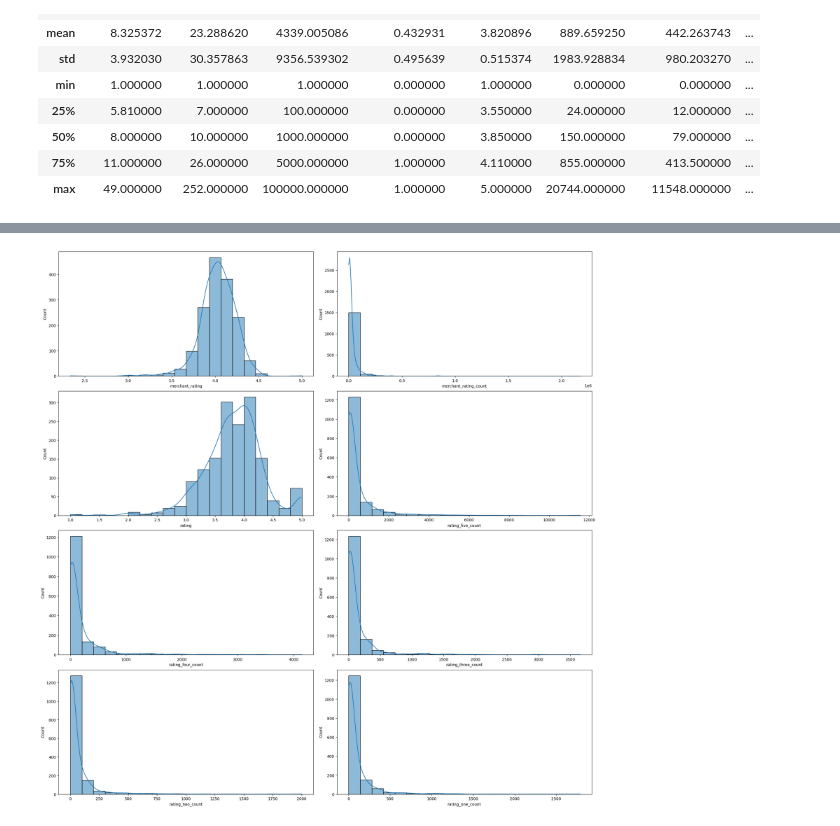
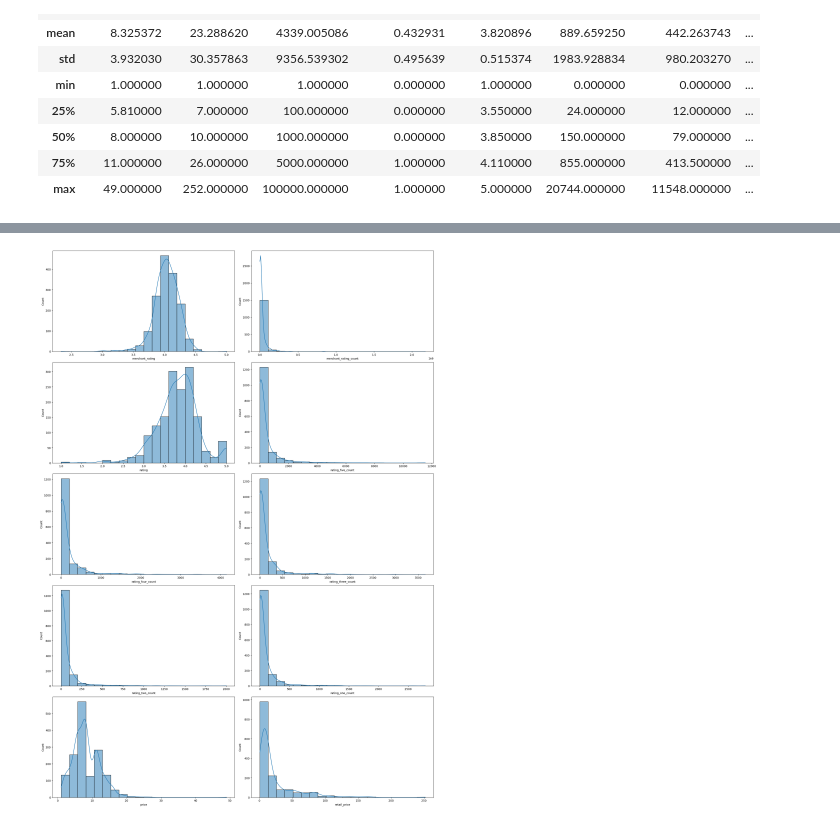
Before and after one commit to MilicaRangelov/Masinsko_ucenje, a Jupyter notebook: drugi_projekat/summer_clothes_notebook.ipynb, the cells around one changed output, grey strips where cells are left out. Cells and saved outputs as stored; diff of their text form; code cells hidden in the pictures.

```diff
--- a/drugi_projekat/summer_clothes_notebook.ipynb
+++ b/drugi_projekat/summer_clothes_notebook.ipynb
@@ -106,7 +95,8 @@ dtype: int64
 # %%
 # drop url columns
 df.drop(columns=['title', 'title_orig', 'merchant_title', 'merchant_name', 'merchant_info_subtitle',
-        'merchant_profile_picture', 'product_url', 'product_picture', 'product_id', 'theme', 'crawl_month', 'currency_buyer'], axis=0, inplace=True)
+        'merchant_profile_picture', 'product_url', 'product_picture', 'product_id', 'theme',
+                 'crawl_month', 'currency_buyer', 'merchant_id'], axis=0, inplace=True)
 # %%
 df.nunique()
 # %% [output]
@@ -139,13 +129,12 @@ for i, f in enumerate(categorical2):
                   ax=axs[i//2][i % 2],
                   order=df[f].value_counts().index, palette='viridis')
 
-categorical2 = [cat for cat in df.columns if df[cat].nunique()
-                > 15 and df[cat].nunique() <= 150]
-fig, axs = plt.subplots(ceil(len(categorical2)/2), 2,
+categorical2 = ["product_color", "product_variation_size_id"]
+fig, axs = plt.subplots(1, 2,
                         figsize=(20, 10*(len(categorical2))), constrained_layout=True)
 for i, f in enumerate(categorical2):
     sns.countplot(y=f, data=df,
-                  ax=axs[i//2][i % 2],
+                  ax=axs[i],
                   order=df[f].value_counts().index, palette='viridis')
 # %% [output]
 [figure]
@@ -153,20 +142,11 @@ for i, f in enumerate(categorical2):
 # %%
 other_columns = ['merchant_rating', 'merchant_rating_count', 'rating', 'rating_five_count',
-                 'rating_four_count', 'rating_three_count', 'rating_two_count', 'rating_one_count']
+                 'rating_four_count', 'rating_three_count', 'rating_two_count', 'rating_one_count', 'price', 'retail_price']
 fig, axs = plt.subplots(ceil(len(other_columns)/2), 2,
-                        figsize=(20, 2.5*(len(other_columns))), constrained_layout=True)
+                        figsize=(20, 2.8*(len(other_columns))), constrained_layout=True)
 for i, f in enumerate(other_columns):
     sns.histplot(x=f, data=df, kde=True,
                  ax=axs[i//2][i % 2], bins=20,
                  palette="viridis")
-# plt.figure(figsize=(10, 5))
-# sns.distplot(df['merchant_rating'], bins=20, kde=True)
-# plt.show()
-# plt.figure(figsize=(10, 5))
-# sns.distplot(df['rating'], bins=20, kde=True)
-# plt.show()
-# plt.figure(figsize=(10, 5))
-# sns.distplot(df['rating_five_count'], bins=20, kde=True)
-# plt.show()
 # %% [output]
-[figure, old version]
+[figure, new version]
```
Also changed, not shown: parts of 24 cells of this notebook, 3 other files.
